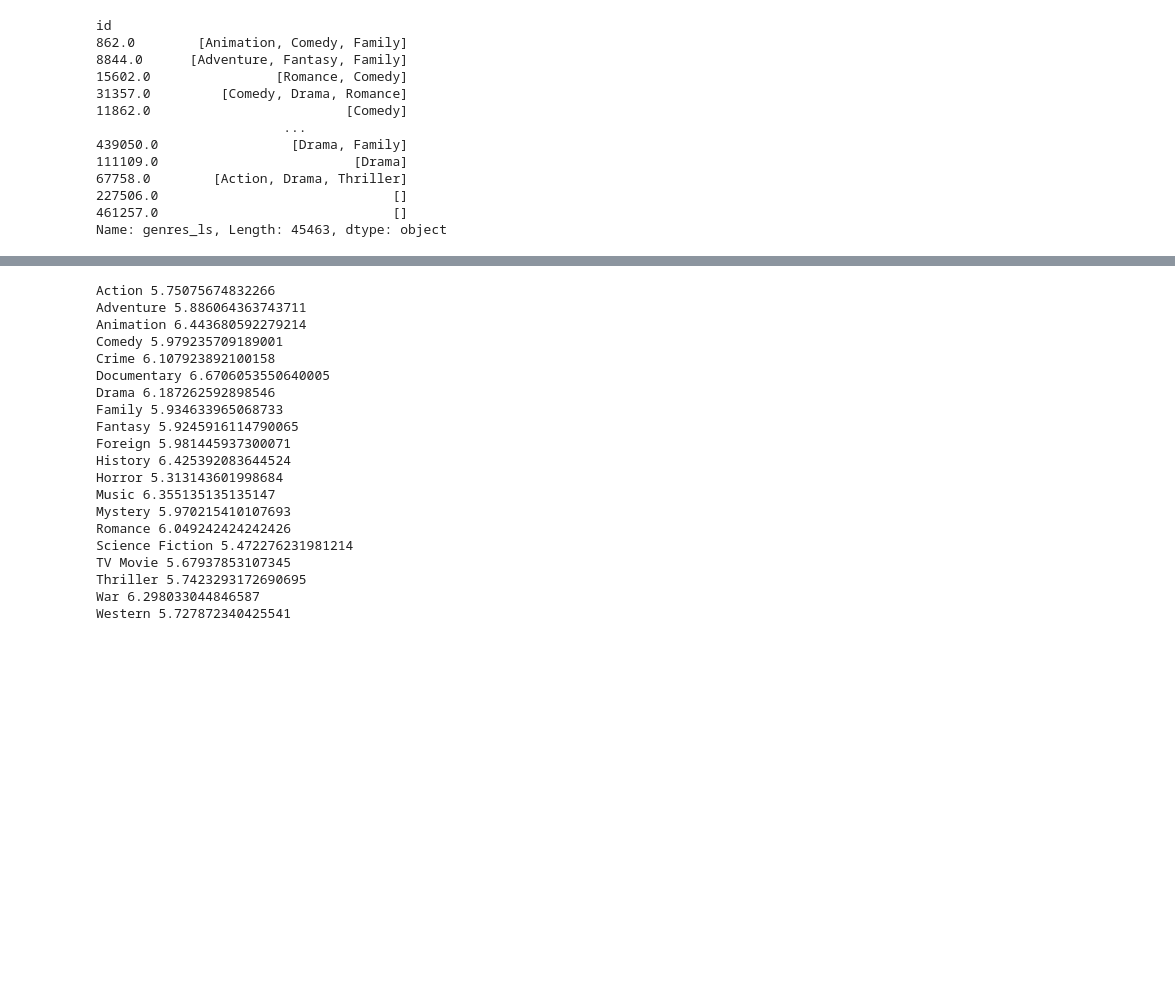
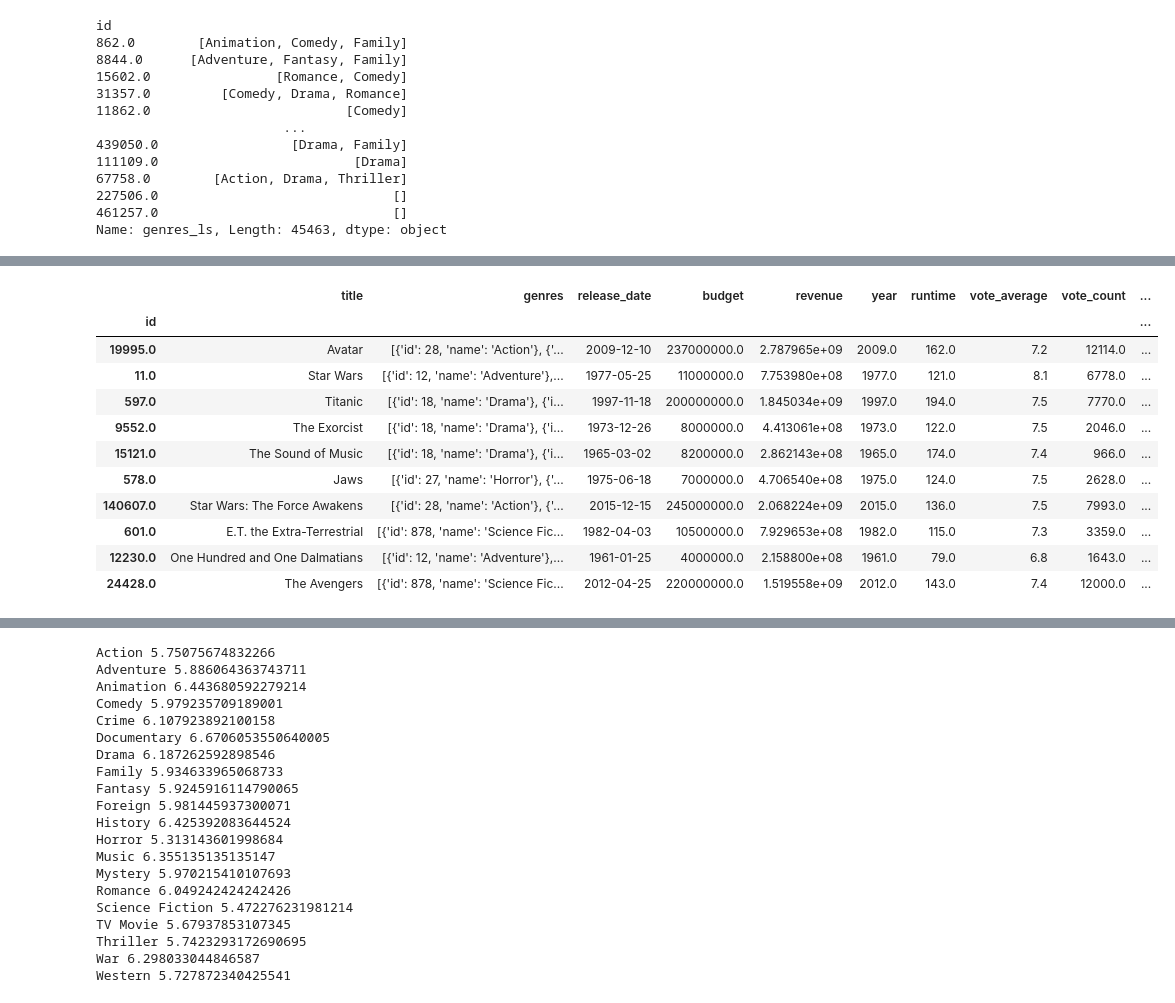
Before and after one commit to ErikSeguinte/movie_data, a Jupyter notebook: processing.ipynb, the cells around one changed output, grey strips where cells are left out. Saved outputs shown, nothing was run; the diff lists cells and outputs as text; code cells hidden in the pictures; blank space fills up the shorter version.

```diff
--- a/processing.ipynb
+++ b/processing.ipynb
@@ -373,2 +423,17 @@ encoded_genres = pd.DataFrame(mlb_, columns = mlb.classes_, index = genres.index
+# %%
+clean_movies
+# %% [output]
+|  | title | genres | release_date | budget | revenue | year | runtime | vote_average | vote_count | ... |
+| id |  |  |  |  |  |  |  |  |  | ... |
+| 19995.0 | Avatar | [{'id': 28, 'name': 'Action'}, {'... | 2009-12-10 | 237000000.0 | 2.787965e+09 | 2009.0 | 162.0 | 7.2 | 12114.0 | ... |
+| 11.0 | Star Wars | [{'id': 12, 'name': 'Adventure'},... | 1977-05-25 | 11000000.0 | 7.753980e+08 | 1977.0 | 121.0 | 8.1 | 6778.0 | ... |
+| 597.0 | Titanic | [{'id': 18, 'name': 'Drama'}, {'i... | 1997-11-18 | 200000000.0 | 1.845034e+09 | 1997.0 | 194.0 | 7.5 | 7770.0 | ... |
+| 9552.0 | The Exorcist | [{'id': 18, 'name': 'Drama'}, {'i... | 1973-12-26 | 8000000.0 | 4.413061e+08 | 1973.0 | 122.0 | 7.5 | 2046.0 | ... |
+| 15121.0 | The Sound of Music | [{'id': 18, 'name': 'Drama'}, {'i... | 1965-03-02 | 8200000.0 | 2.862143e+08 | 1965.0 | 174.0 | 7.4 | 966.0 | ... |
+| 578.0 | Jaws | [{'id': 27, 'name': 'Horror'}, {'... | 1975-06-18 | 7000000.0 | 4.706540e+08 | 1975.0 | 124.0 | 7.5 | 2628.0 | ... |
+| 140607.0 | Star Wars: The Force Awakens | [{'id': 28, 'name': 'Action'}, {'... | 2015-12-15 | 245000000.0 | 2.068224e+09 | 2015.0 | 136.0 | 7.5 | 7993.0 | ... |
+| 601.0 | E.T. the Extra-Terrestrial | [{'id': 878, 'name': 'Science Fic... | 1982-04-03 | 10500000.0 | 7.929653e+08 | 1982.0 | 115.0 | 7.3 | 3359.0 | ... |
+| 12230.0 | One Hundred and One Dalmatians | [{'id': 12, 'name': 'Adventure'},... | 1961-01-25 | 4000000.0 | 2.158800e+08 | 1961.0 | 79.0 | 6.8 | 1643.0 | ... |
+| 24428.0 | The Avengers | [{'id': 878, 'name': 'Science Fic... | 2012-04-25 | 220000000.0 | 1.519558e+09 | 2012.0 | 143.0 | 7.4 | 12000.0 | ... |
 # %%
 encoded_genres = clean_movies.merge(encoded_genres, **merge_keys)
```
Also changed, not shown: parts of 15 cells of this notebook.
